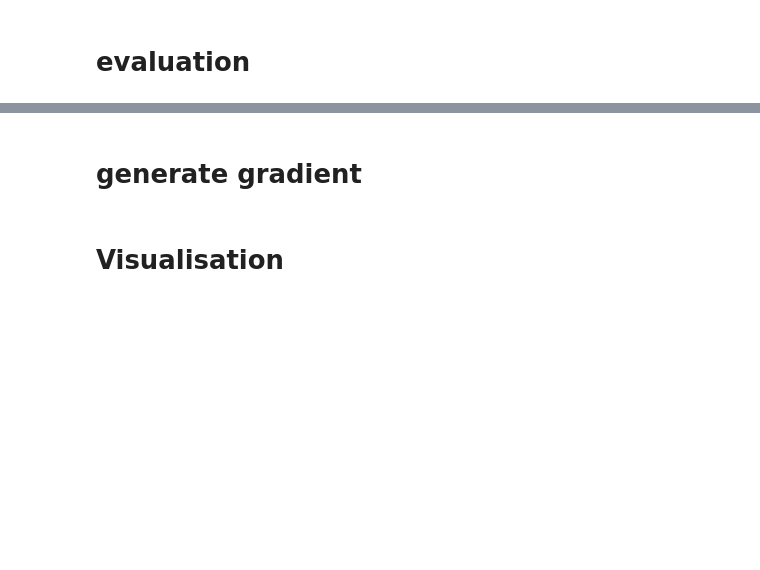
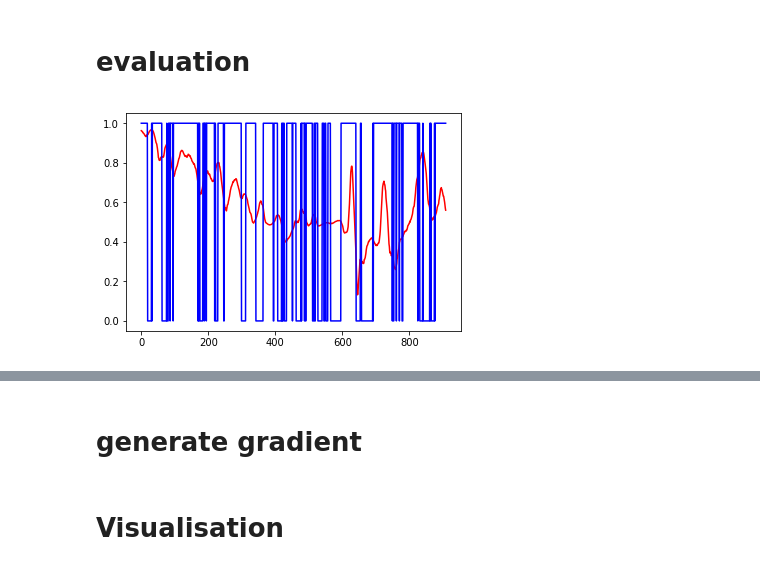
Before and after one commit to FrankWJW/MSc-dissertation, a Jupyter notebook: classifier.ipynb, the cells around one changed output, grey strips where cells are left out. Cells and saved outputs as stored; diff of their text form; code cells hidden in the pictures; blank space fills up the shorter version.

```diff
--- a/classifier.ipynb
+++ b/classifier.ipynb
@@ -33,5 +33,5 @@ datapath
 # %%
-df = pd.read_csv(os.path.join(datapath,'Integrated Data.csv'))
+df = pd.read_csv(os.path.join(datapath,'Integrated Data.csv'), engine='python')
 df.tail()
 # %% [output]
 |  | Date | Adj Close | Volume | 2-days Net change | 5day-moving average | 5day- standard deviation | ... |
@@ -366,4 +383,13 @@ final_result.shape
 # %% [markdown]
 # evaluation
+# %%
+y_pred= model(validateData.view(909,-1).cuda().float())
+y_pred.shape
+
+plt.plot(y_pred.cpu().detach().numpy(), 'r-')
+plt.plot(target.cpu().numpy(), 'b-')
+plt.show()
+# %% [output]
+[figure, added]
 # %%
 a = []
```
Also changed, not shown: parts of 9 cells of this notebook, 3 other files.
